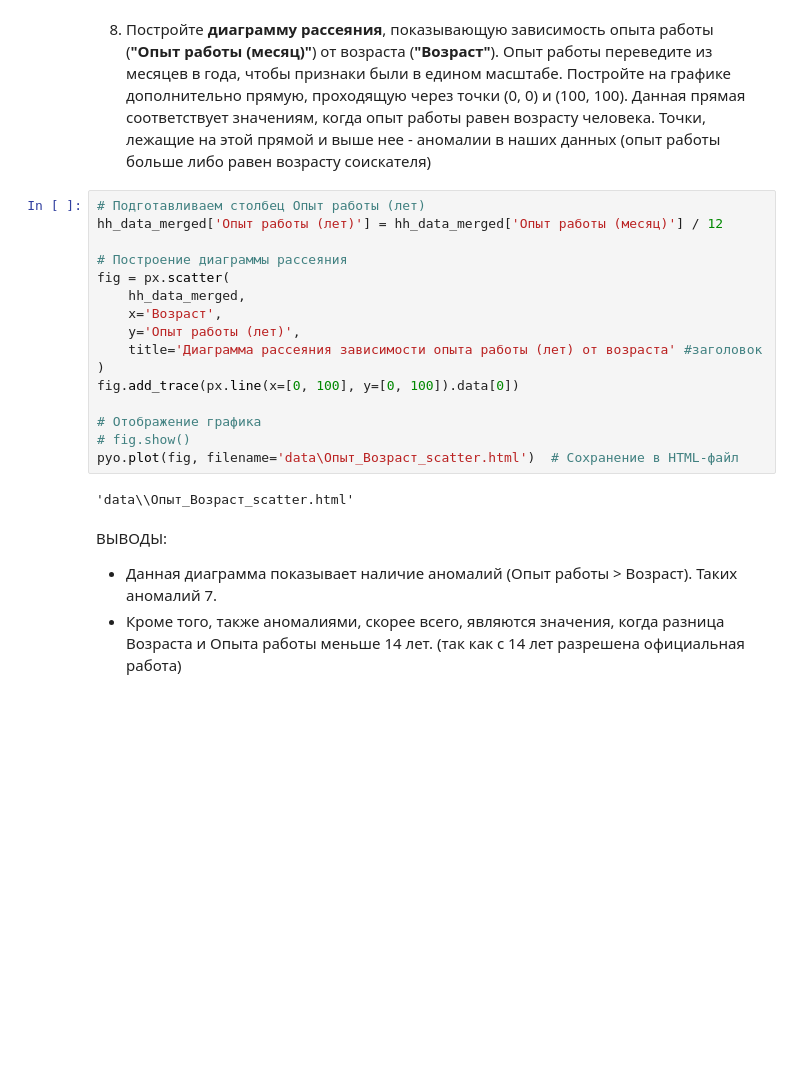
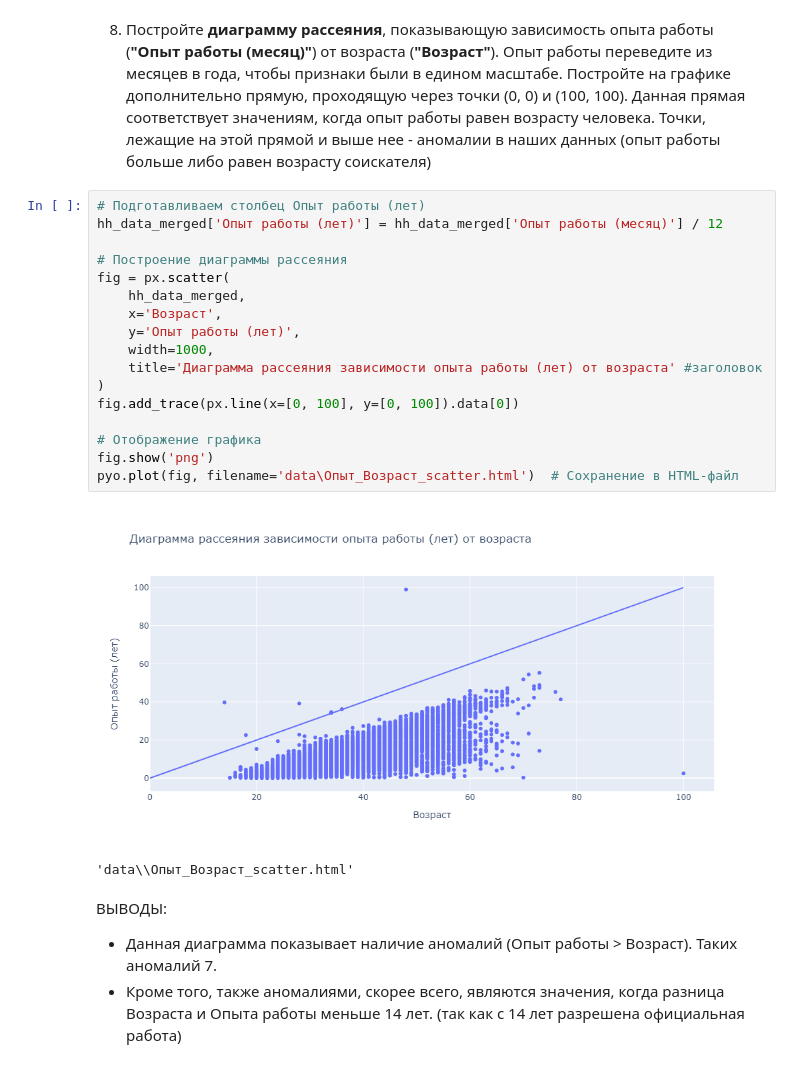
Before and after one commit to Melan777/MY_DataSciense, a Jupyter notebook: PROJECT_1/Project_1.ipynb, the cells around one changed output. Cells and saved outputs as stored; diff of their text form; blank space fills up the shorter version.

```diff
--- a/PROJECT_1/Project_1.ipynb
+++ b/PROJECT_1/Project_1.ipynb
@@ -987,20 +993,22 @@ pyo.plot(fig, filename='data\ЗП_Возраст_Образование_тепл
 # %%
 # Подготавливаем столбец Опыт работы (лет)
 hh_data_merged['Опыт работы (лет)'] = hh_data_merged['Опыт работы (месяц)'] / 12
 
 # Построение диаграммы рассеяния
 fig = px.scatter(
     hh_data_merged,
     x='Возраст',
     y='Опыт работы (лет)',
+    width=1000,
     title='Диаграмма рассеяния зависимости опыта работы (лет) от возраста' #заголовок
 )
 fig.add_trace(px.line(x=[0, 100], y=[0, 100]).data[0])
 
 # Отображение графика
-# fig.show()
+fig.show('png')
 pyo.plot(fig, filename='data\Опыт_Возраст_scatter.html')  # Сохранение в HTML-файл
 # %% [output]
+[figure, added]
 'data\\Опыт_Возраст_scatter.html'
 # %% [markdown]
 ВЫВОДЫ:
```
Also changed, not shown: parts of 8 cells of this notebook.
